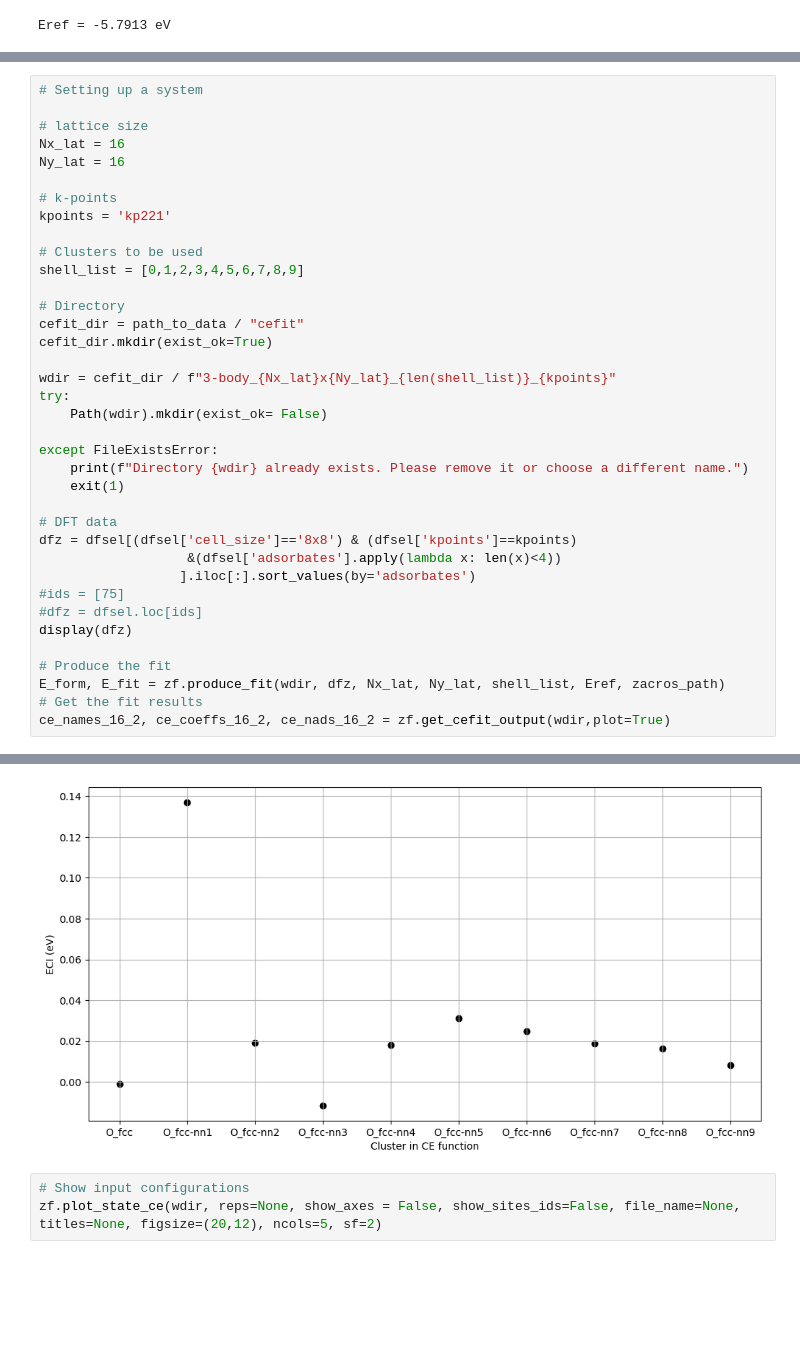
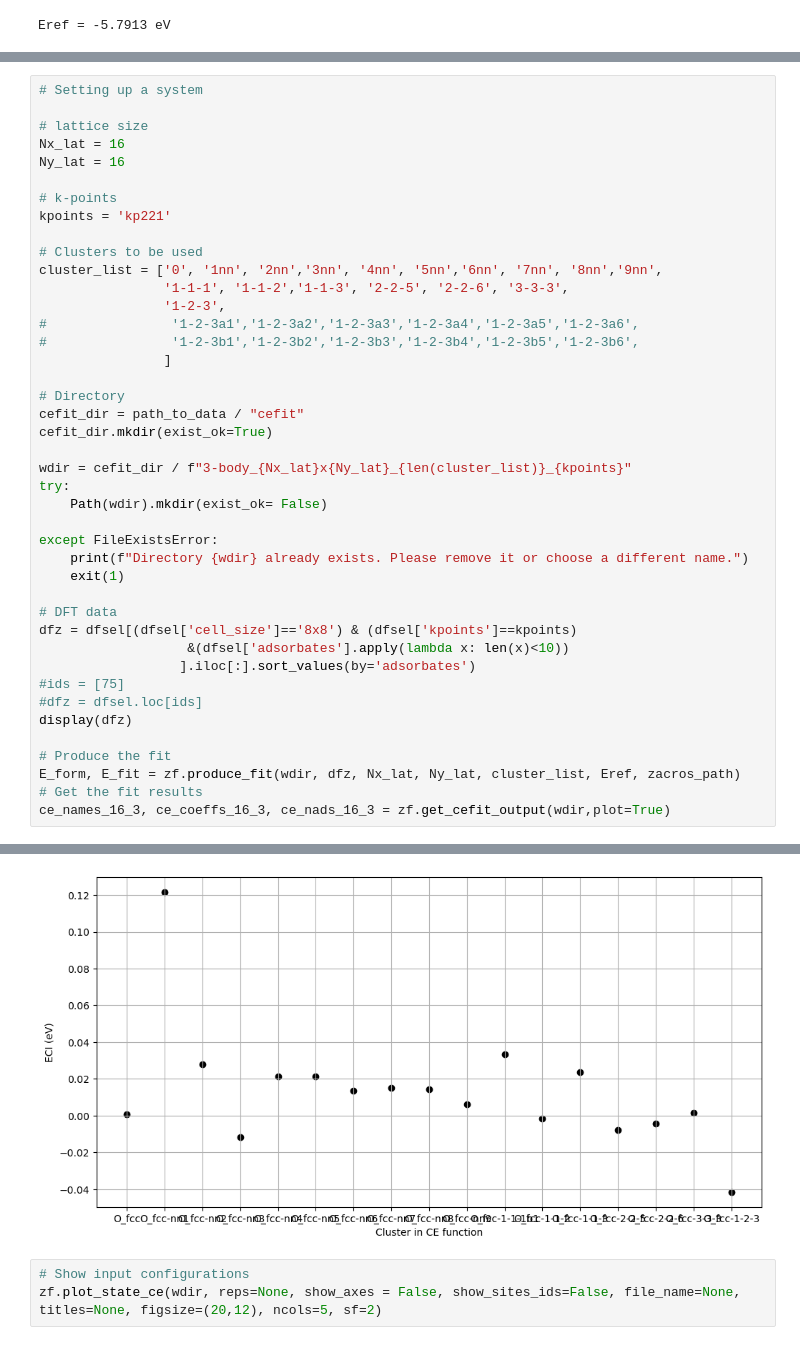
Before and after one commit to akandra/O_Pt111, a Jupyter notebook: zacros_cefit.ipynb, the cells around one changed output, grey strips where cells are left out. Saved outputs shown, nothing was run; the diff lists cells and outputs as text; blank space fills up the shorter version.

Commit message:
3-body terms: bugs fixed, dispatcher improved

```diff
--- a/zacros_cefit.ipynb
+++ b/zacros_cefit.ipynb
@@ -47,13 +47,18 @@ Ny_lat = 16
 kpoints = 'kp221'
 
 # Clusters to be used
-shell_list = [0,1,2,3,4,5,6,7,8,9]
+cluster_list = ['0', '1nn', '2nn','3nn', '4nn', '5nn','6nn', '7nn', '8nn','9nn',
+                '1-1-1', '1-1-2','1-1-3', '2-2-5', '2-2-6', '3-3-3',
+                '1-2-3',
+#                '1-2-3a1','1-2-3a2','1-2-3a3','1-2-3a4','1-2-3a5','1-2-3a6',
+#                '1-2-3b1','1-2-3b2','1-2-3b3','1-2-3b4','1-2-3b5','1-2-3b6',
+                ]
 
 # Directory
 cefit_dir = path_to_data / "cefit"
 cefit_dir.mkdir(exist_ok=True)
 
-wdir = cefit_dir / f"3-body_{Nx_lat}x{Ny_lat}_{len(shell_list)}_{kpoints}"
+wdir = cefit_dir / f"3-body_{Nx_lat}x{Ny_lat}_{len(cluster_list)}_{kpoints}"
 try:
     Path(wdir).mkdir(exist_ok= False)
 
@@ -63,14 +68,14 @@ except FileExistsError:
 
 # DFT data
 dfz = dfsel[(dfsel['cell_size']=='8x8') & (dfsel['kpoints']==kpoints)
-                   &(dfsel['adsorbates'].apply(lambda x: len(x)<4))
+                   &(dfsel['adsorbates'].apply(lambda x: len(x)<10))
                   ].iloc[:].sort_values(by='adsorbates')
 #ids = [75]
 #dfz = dfsel.loc[ids]
 display(dfz)
 
 # Produce the fit
-E_form, E_fit = zf.produce_fit(wdir, dfz, Nx_lat, Ny_lat, shell_list, Eref, zacros_path)
+E_form, E_fit = zf.produce_fit(wdir, dfz, Nx_lat, Ny_lat, cluster_list, Eref, zacros_path)
 # Get the fit results
-ce_names_16_2, ce_coeffs_16_2, ce_nads_16_2 = zf.get_cefit_output(wdir,plot=True)
+ce_names_16_3, ce_coeffs_16_3, ce_nads_16_3 = zf.get_cefit_output(wdir,plot=True)
 # %% [output]
@@ -115,4 +119,4 @@ Configuration 19 created in /mnt/c/Users/akandra/Dropbox/Surface_Reaction_Kineti
-[figure, old version]
+[figure, new version]
 # %%
 # Show input configurations
 zf.plot_state_ce(wdir, reps=None, show_axes = False, show_sites_ids=False, file_name=None, titles=None, figsize=(20,12), ncols=5, sf=2)
```
Also changed, not shown: parts of 15 cells of this notebook, 3 other files.
